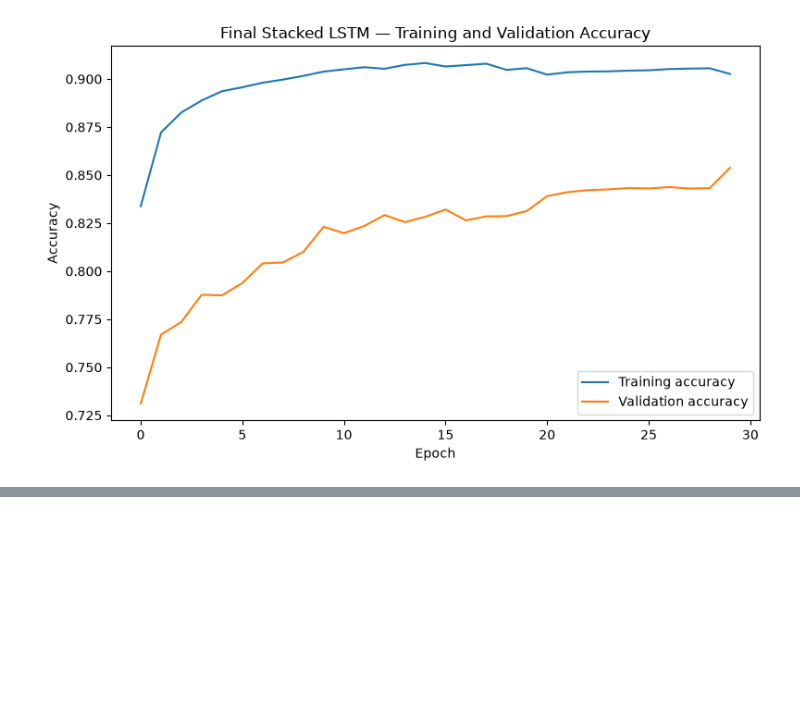
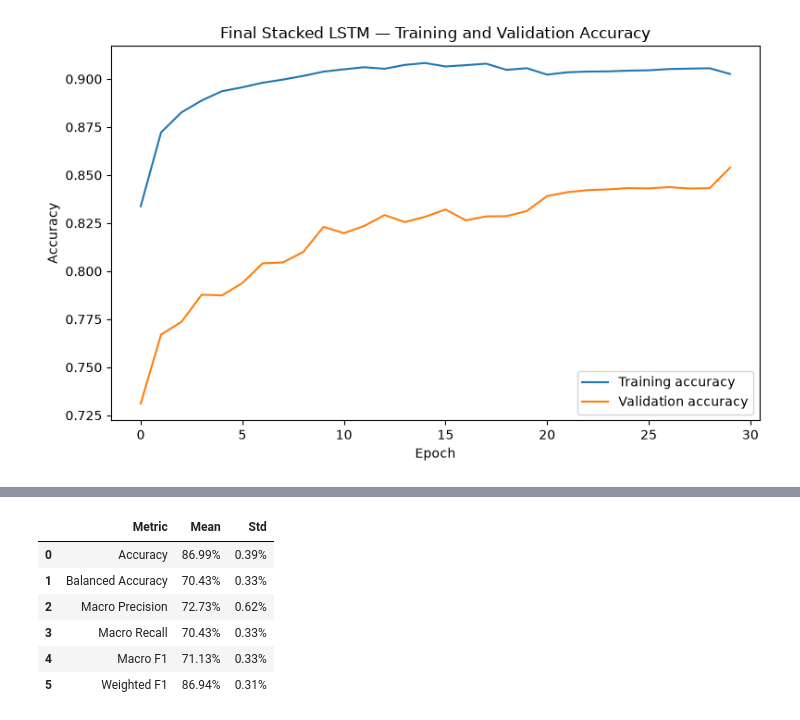
Before and after one commit to ThePral/Sleep-Stage-Prediction, a Jupyter notebook: notebooks/04_final_evaluation.ipynb, the cells around one changed output, grey strips where cells are left out. Saved outputs shown, nothing was run; the diff lists cells and outputs as text; code cells hidden in the pictures; blank space fills up the shorter version.

```diff
--- a/notebooks/04_final_evaluation.ipynb
+++ b/notebooks/04_final_evaluation.ipynb
@@ -1300,0 +1534,82 @@ plt.show()
+# %%
+final_multiseed_table = pd.DataFrame(
+    {
+        "Metric": [
+            "Accuracy",
+            "Balanced Accuracy",
+            "Macro Precision",
+            "Macro Recall",
+            "Macro F1",
+            "Weighted F1",
+        ],
+        "Mean": [
+            seed_statistics.loc[
+                "accuracy",
+                "mean",
+            ],
+            seed_statistics.loc[
+                "balanced_accuracy",
+                "mean",
+            ],
+            seed_statistics.loc[
+                "macro_precision",
+                "mean",
+            ],
+            seed_statistics.loc[
+                "macro_recall",
+                "mean",
+            ],
+            seed_statistics.loc[
+                "macro_f1",
+                "mean",
+            ],
+            seed_statistics.loc[
+                "weighted_f1",
+                "mean",
+            ],
+        ],
+        "Std": [
+            seed_statistics.loc[
+                "accuracy",
+                "std",
+            ],
+            seed_statistics.loc[
+                "balanced_accuracy",
+                "std",
+            ],
+            seed_statistics.loc[
+                "macro_precision",
+                "std",
+            ],
+            seed_statistics.loc[
+                "macro_recall",
+                "std",
+            ],
+            seed_statistics.loc[
+                "macro_f1",
+                "std",
+            ],
+            seed_statistics.loc[
+                "weighted_f1",
+                "std",
+            ],
+        ],
+    }
+)
+
+display(
+    final_multiseed_table.style.format(
+        {
+            "Mean": "{:.2%}",
+            "Std": "{:.2%}",
+        }
+    )
+)
+# %% [output]
+|  | Metric | Mean | Std |
+| 0 | Accuracy | 86.99% | 0.39% |
+| 1 | Balanced Accuracy | 70.43% | 0.33% |
+| 2 | Macro Precision | 72.73% | 0.62% |
+| 3 | Macro Recall | 70.43% | 0.33% |
+| 4 | Macro F1 | 71.13% | 0.33% |
+| 5 | Weighted F1 | 86.94% | 0.31% |
```
Also changed, not shown: parts of 23 cells of this notebook, 6 other files.
